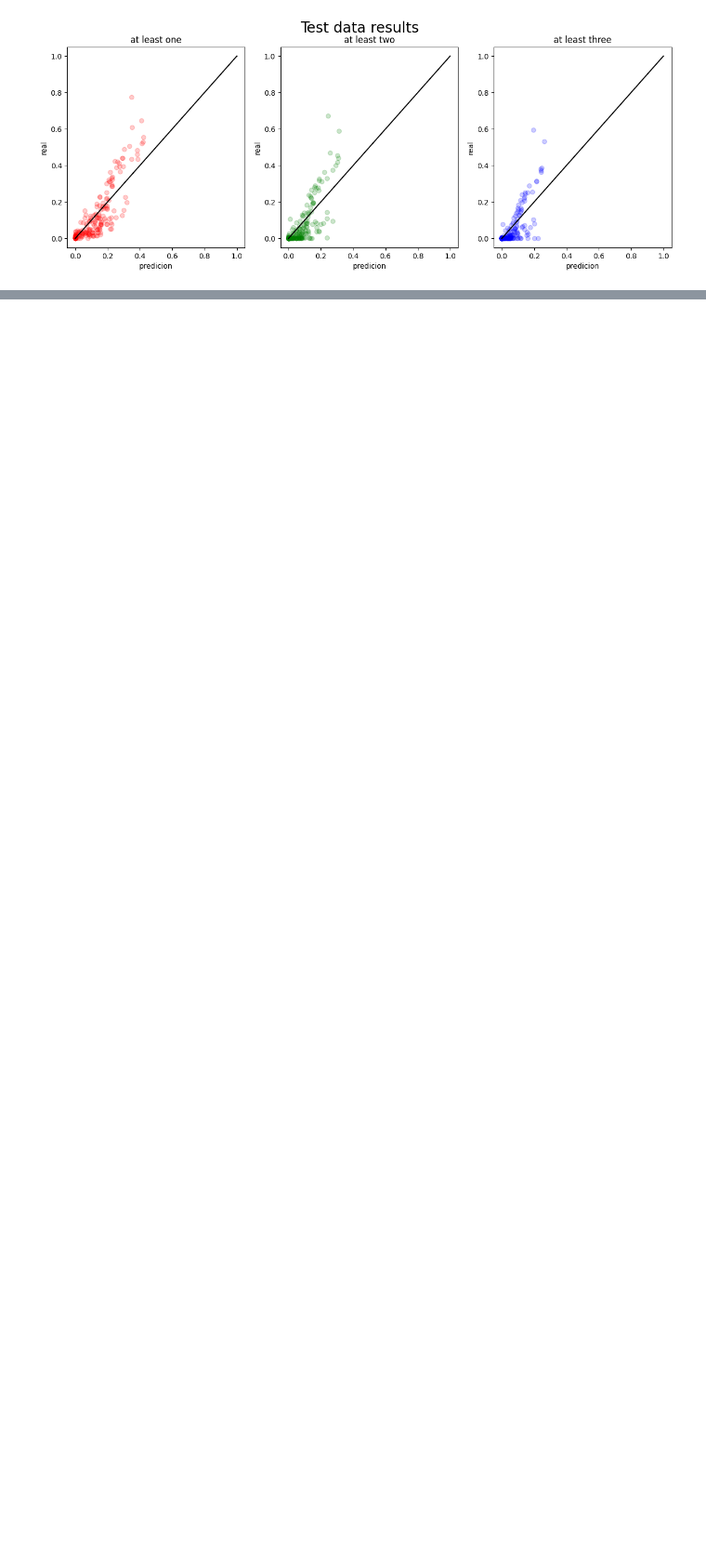
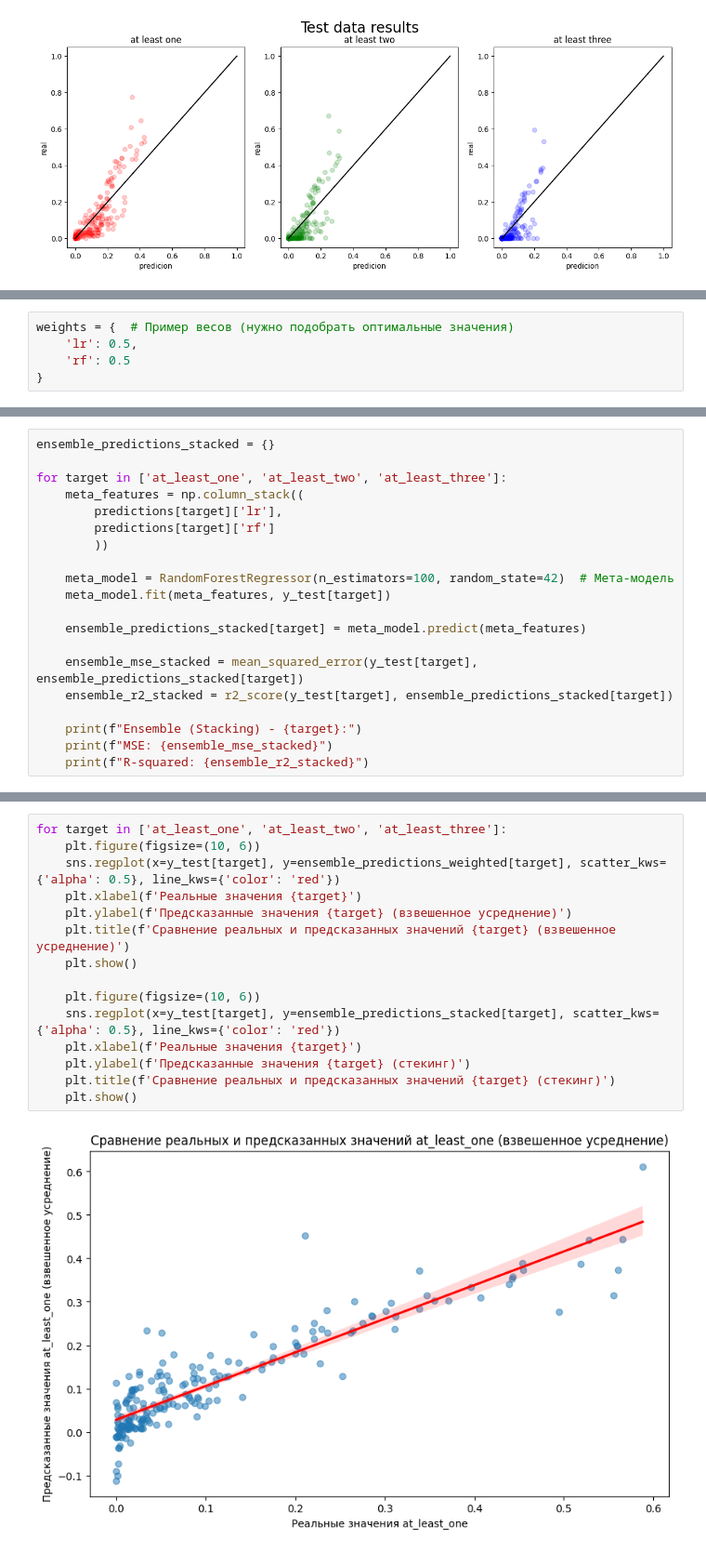
Before and after one commit to TimurPshITMO/VK_LL_2025, a Jupyter notebook: data_view.ipynb, the cells around one changed output, grey strips where cells are left out. Shown at 93% size. Drawn from its saved outputs; the diff is of its cells as text; blank space fills up the shorter version.

```diff
--- a/data_view.ipynb
+++ b/data_view.ipynb
@@ -476,0 +766,5 @@ array([[ 2.72832483e-02, -7.16611815e-03,  0.00000000e+00,
+# %%
+weights = {  # Пример весов (нужно подобрать оптимальные значения)
+    'lr': 0.5,
+    'rf': 0.5
+}
@@ -476,0 +797,20 @@ array([[ 2.72832483e-02, -7.16611815e-03,  0.00000000e+00,
+# %%
+ensemble_predictions_stacked = {}
+
+for target in ['at_least_one', 'at_least_two', 'at_least_three']:
+    meta_features = np.column_stack((
+        predictions[target]['lr'],
+        predictions[target]['rf']
+        ))
+
+    meta_model = RandomForestRegressor(n_estimators=100, random_state=42)  # Мета-модель
+    meta_model.fit(meta_features, y_test[target])
+
+    ensemble_predictions_stacked[target] = meta_model.predict(meta_features)
+
+    ensemble_mse_stacked = mean_squared_error(y_test[target], ensemble_predictions_stacked[target])
+    ensemble_r2_stacked = r2_score(y_test[target], ensemble_predictions_stacked[target])
+
+    print(f"Ensemble (Stacking) - {target}:")
+    print(f"MSE: {ensemble_mse_stacked}")
+    print(f"R-squared: {ensemble_r2_stacked}")
@@ -476,0 +827,17 @@ array([[ 2.72832483e-02, -7.16611815e-03,  0.00000000e+00,
+# %%
+for target in ['at_least_one', 'at_least_two', 'at_least_three']:
+    plt.figure(figsize=(10, 6))
+    sns.regplot(x=y_test[target], y=ensemble_predictions_weighted[target], scatter_kws={'alpha': 0.5}, line_kws={'color': 'red'})
+    plt.xlabel(f'Реальные значения {target}')
+    plt.ylabel(f'Предсказанные значения {target} (взвешенное усреднение)')
+    plt.title(f'Сравнение реальных и предсказанных значений {target} (взвешенное усреднение)')
+    plt.show()
+
+    plt.figure(figsize=(10, 6))
+    sns.regplot(x=y_test[target], y=ensemble_predictions_stacked[target], scatter_kws={'alpha': 0.5}, line_kws={'color': 'red'})
+    plt.xlabel(f'Реальные значения {target}')
+    plt.ylabel(f'Предсказанные значения {target} (стекинг)')
+    plt.title(f'Сравнение реальных и предсказанных значений {target} (стекинг)')
+    plt.show()
+# %% [output]
+[figure, added]
```
Also changed, not shown: parts of 40 cells of this notebook, 2 other files.
